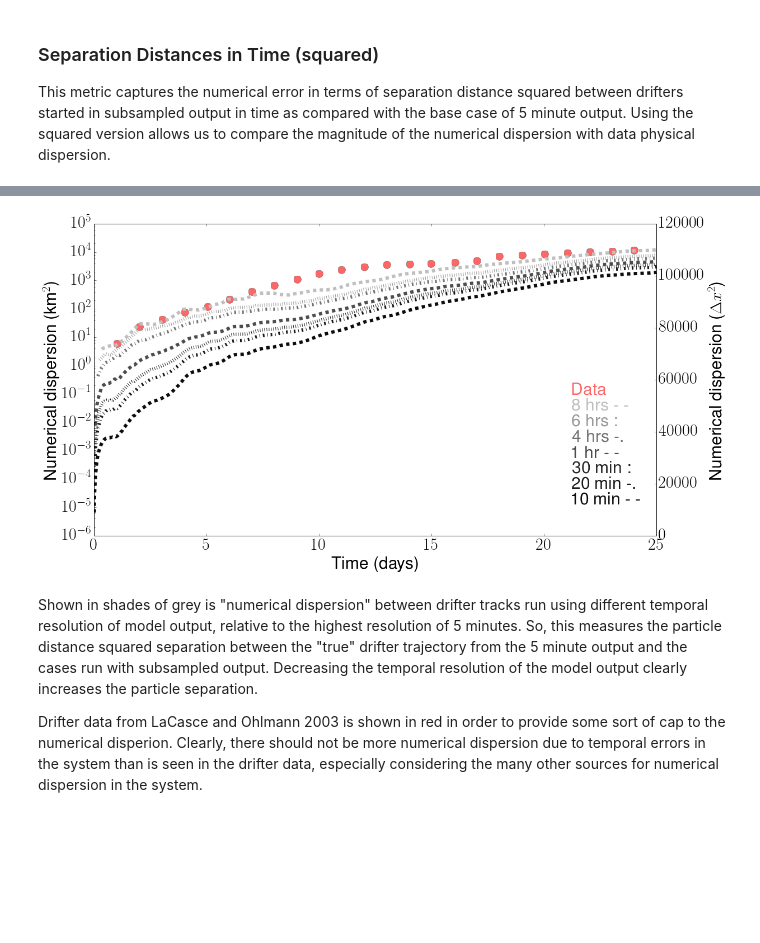
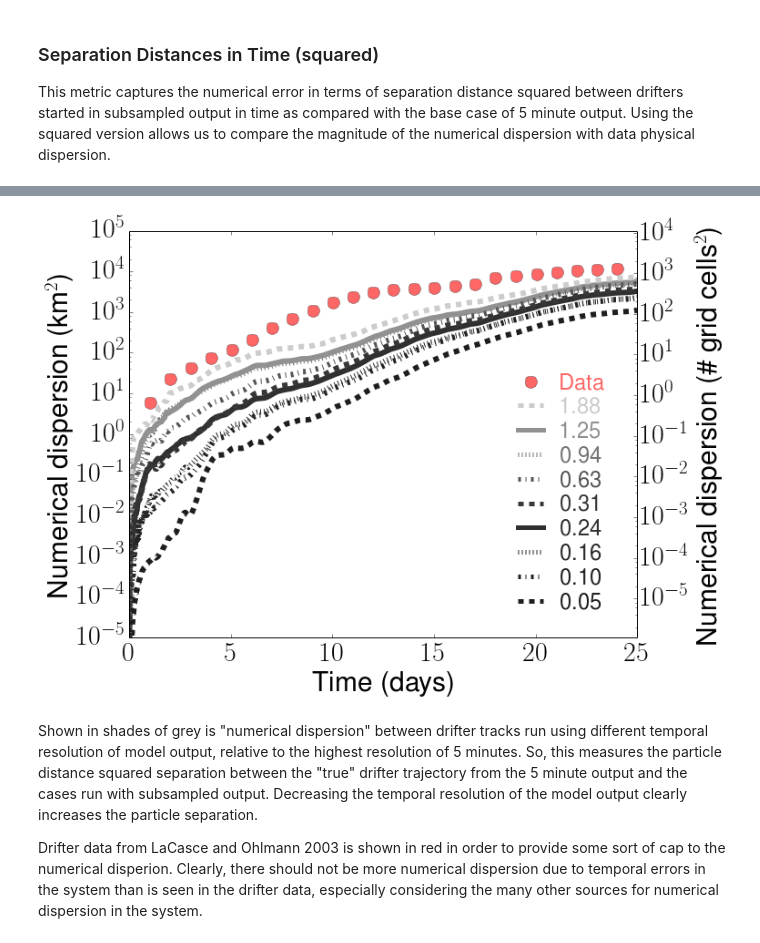
Before and after one commit to kthyng/time_res, a Jupyter notebook: time_res.ipynb, the cells around one changed output, grey strips where cells are left out. Saved outputs shown, nothing was run; the diff lists cells and outputs as text; code cells hidden in the pictures; blank space fills up the shorter version.

```diff
--- a/time_res.ipynb
+++ b/time_res.ipynb
@@ -23,3 +35,13 @@ loc = ['ocean_his_0001.nc', 'ocean_his_2010-07-01_00.nc']
+# %%
+# Find nondimensionalized equivalents for the time between model outputs, as Dt*u/Dx
+Files = glob.glob('/Volumes/Emmons/projects/time_res/calcs/*u.npz')
+smax = np.ones(len(mins))*np.nan # save max speed value for each simulation set
+for i, File in enumerate(Files):
+    u = load(File)['var']; v = load(File[:-5] + 'v.npz')['var'];
+    s = sqrt(u**2+v**2) # speed
+    df = pd.DataFrame(s)
+    smax[i] = df.quantile(q=.8, axis=1).mean() # top quintile?
+ts = mins*60.*smax/dxm # nondimensionalized \Delta t's
 # %% [markdown]
 #Time resolution for model output
 
@@ -185,0 +185,6 @@ Numerical dispersion is shown in terms of distance instead of distance squared f
+# %%
+# small grid for small map plotting
+llcrnrlon=-97.5; urcrnrlon=-90.5;
+llcrnrlat=26.5; urcrnrlat=30.5
+smallgrid = tracpy.inout.readgrid(loc, llcrnrlon=llcrnrlon, urcrnrlon=urcrnrlon,
+                                  llcrnrlat=llcrnrlat, urcrnrlat=urcrnrlat)  # grid file, Gulf model domain
@@ -190,70 +694,49 @@ This metric captures the numerical error in terms of separation distance squared
 # %%
 # Calculate dispersion between different particles starting at the same location
 dx = 3. # in kilometers
-Files = glob.glob('/Volumes/Emmons/projects/time_res/calcs/*D2.npz')
+Files = glob.glob('/Volumes/Emmons/projects/time_res/calcs/*D2comp.npz')
 Files.sort()
-fig = figure(figsize(18,10))
+fig = figure(figsize(10,8))#18,10))
 ax1 = fig.add_subplot(111)
 
 # LaCasce 2003 Data
 lacasce = np.loadtxt('../horizontal_diffusivity/lacasce_dispersion_Points.txt')
-# lacasce50 = np.loadtxt('../horizontal_diffusivity/figures/lacasce_disperion_50days.txt')
 ax1.semilogy(lacasce[:,0], lacasce[:,1], 'ro', label='LaCasce', markersize=13, alpha=0.6)#, mew=1.5, mec='grey')
-# ax1.plot(lacasce50[:,0], lacasce50[:,1], 'r*', label='LaCasce', markersize=15, alpha=0.6, markeredgewidth=1.5, mec='grey')
 
 for File in Files:
 
-    # Only plot if have not used time interpolation, to be simpler
-    if int(File.split('nsteps')[1].split('D2')[0]) != 1:
-        continue
-#     print File
     # Read in numerical dispersion values calculated previously on hafen
     d = load(File)
     D2 = d['D2']; t = d['t'];
+    days = (t-t[0])/(3600*24)
+    tseas = float(File.split('tseas_use')[1].split('_')[0])/60. # model output sampling time in minutes
+    cind = find(mins==tseas) # find index in plotting arrays for this simulation
+    ax1.plot(days, D2, color=cols[cind], linewidth=6, linestyle=ms[cind])
+    ax2.plot(days, D2/dx**2, color=cols[cind], linewidth=6, linestyle=ms[cind])
 
-    days = (t-t[0])/(3600*24)
-    tseas = float(File.split('tseas_use')[1].split('_')[0])
-    if tseas == 300: col=col5; m=m5 #'k' # 5 min
-    if tseas == 600: col=col10; m=m10;
-    if tseas == 1200: col=col20; m=m20;
-    if tseas == 1800: col=col30; m=m30 #'r' # 30 min
-    if tseas == 3600: col=col1; m=m1 #'b' # 1 hr
-    if tseas == 14400: col=col4; m=m4 #'darkcyan' # 4 hr
-    if tseas == 21600: col=col6; m=m6 #'m' # 6 hr
-    if tseas == 28800: col=col8; m=m8 #'darkorange' # 8 hr
-#     print 'days=',days
-#     print 'D2=',D2
-    ax1.plot(days, D2, color=col, linewidth=6, linestyle=m)
-
+ax1.set_ylim(10**-5,10**5)
 ax1.set_ylabel('Numerical dispersion (km$^2$)'); xlabel('Time (days)')
+xlims = ax1.get_xlim()
 ax2 = ax1.twinx()
-ticks = ax1.get_yticks()/dx**2
-# ax2.set_yticks(ticks)
-
-locator = ticker.MaxNLocator(7) # if you want no more than 10 contours
-locator.create_dummy_axis()
-locator.set_bounds(ticks.min(),ticks.max())
-levs = locator()
-
-ax2.set_yticks(levs)
-# ax2.set_yticks(arange(0,3.0,.5))
-ax2.set_xlabel('Time (days)')
-ax2.set_ylabel('Numerical dispersion ($\Delta x^2$)')
+ylims = ax1.get_ylim()
+ax2.set_yscale("log")
+ax2.set_ylim(ylims[0]/dx**2, ylims[1]/dx**2)
+ax2.set_ylabel('Numerical dispersion (\# grid cells$^2$)')
 
 # legend
-# text(0.85, 0.05, '5 min ' + n5, color=col5, transform = ax1.transAxes)
-text(0.85, 0.1, '10 min ' + n10, color=col10, transform = ax1.transAxes)
-text(0.85, 0.15, '20 min ' + n20, color=col20, transform = ax1.transAxes)
-text(0.85, 0.2, '30 min ' + n30, color=col30, transform = ax1.transAxes)
-text(0.85, 0.25, '1 hr ' + n1, color=col1, transform = ax1.transAxes)
-text(0.85, 0.3, '4 hrs ' + n4, color=col4, transform = ax1.transAxes)
-text(0.85, 0.35, '6 hrs ' + n6, color=col6, transform = ax1.transAxes)
-text(0.85, 0.4, '8 hrs ' + n8, color=col8, transform = ax1.transAxes)
-text(0.85, 0.45, 'Data', color='r', alpha=.6, transform = ax1.transAxes)
-
+for i, value in enumerate(ts):
+    if i==0:
+        continue
+    text(0.85, -0.05+0.06*(i+1), "%.2f" % value, color=cols[i], transform = ax1.transAxes, fontsize=24, family='monospace')
+    plot([0.765,0.815], [-0.03+0.06*(i+1),-0.03+0.06*(i+1)], linestyle=ms[i], color=cols[i],
+         linewidth=5, transform = ax1.transAxes)
+text(0.85, -.05+0.66, 'Data', color='r', alpha=.6, transform = ax1.transAxes, fontsize=24)
+plot(0.79, -0.03+0.66, marker='o', color='r',
+         markersize=13, transform = ax1.transAxes, alpha=.6)
+ax1.set_xlim(xlims)
 savefig('figures/D2_numerical.png', bbox_inches='tight')
 # %% [output]
-[figure, old version]
+[figure, new version]
 # %% [markdown]
 Shown in shades of grey is "numerical dispersion" between drifter tracks run using different temporal resolution of model output, relative to the highest resolution of 5 minutes. So, this measures the particle distance squared separation between the "true" drifter trajectory from the 5 minute output and the cases run with subsampled output. Decreasing the temporal resolution of the model output clearly increases the particle separation.
 
```
Also changed, not shown: parts of 28 cells of this notebook, 1 other file.
